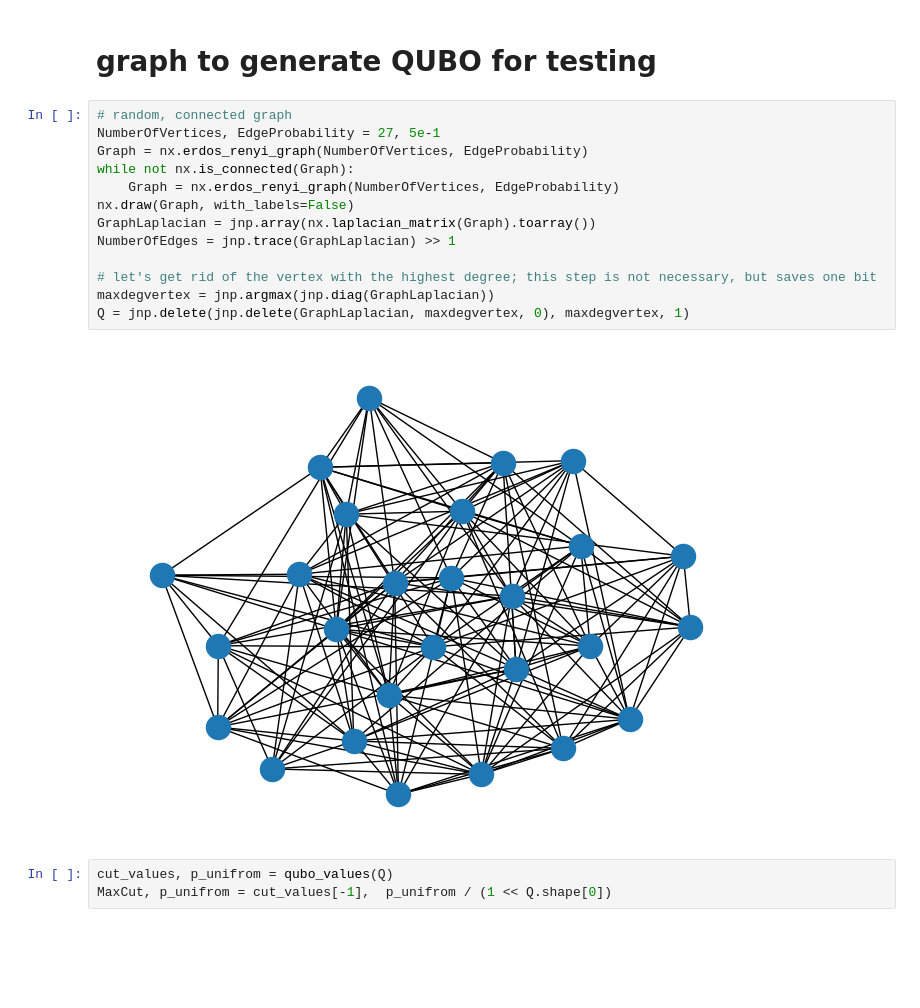
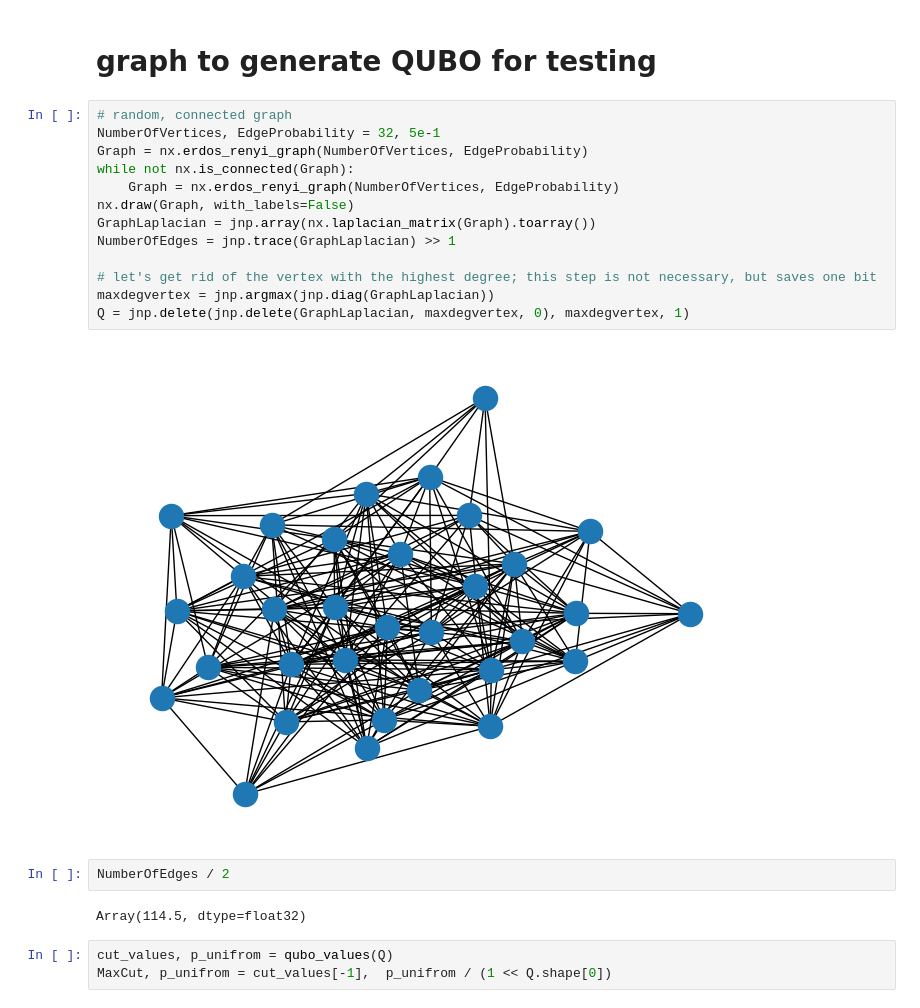
Before and after one commit to akos-nagy/FPGAS_for_QUBO, a Jupyter notebook: code/FPGAS_testing.ipynb, the cells around one changed output. Drawn from its saved outputs; the diff is of its cells as text; blank space fills up the shorter version.

```diff
--- a/code/FPGAS_testing.ipynb
+++ b/code/FPGAS_testing.ipynb
@@ -36,19 +47,23 @@ def fpgas_updater(p, delta_fpgas, l_fpgas, p_unifrom):
 # graph to generate QUBO for testing
 # %%
 # random, connected graph
-NumberOfVertices, EdgeProbability = 27, 5e-1
+NumberOfVertices, EdgeProbability = 32, 5e-1
 Graph = nx.erdos_renyi_graph(NumberOfVertices, EdgeProbability)
 while not nx.is_connected(Graph):
     Graph = nx.erdos_renyi_graph(NumberOfVertices, EdgeProbability)
 nx.draw(Graph, with_labels=False)
 GraphLaplacian = jnp.array(nx.laplacian_matrix(Graph).toarray())
 NumberOfEdges = jnp.trace(GraphLaplacian) >> 1
 
 # let's get rid of the vertex with the highest degree; this step is not necessary, but saves one bit
 maxdegvertex = jnp.argmax(jnp.diag(GraphLaplacian))
 Q = jnp.delete(jnp.delete(GraphLaplacian, maxdegvertex, 0), maxdegvertex, 1)
 # %% [output]
-[figure, old version]
+[figure, new version]
+# %%
+NumberOfEdges / 2
+# %% [output]
+Array(114.5, dtype=float32)
 # %%
 cut_values, p_unifrom = qubo_values(Q)
 MaxCut, p_unifrom = cut_values[-1],  p_unifrom / (1 << Q.shape[0])
```
Also changed, not shown: parts of 7 cells of this notebook.
